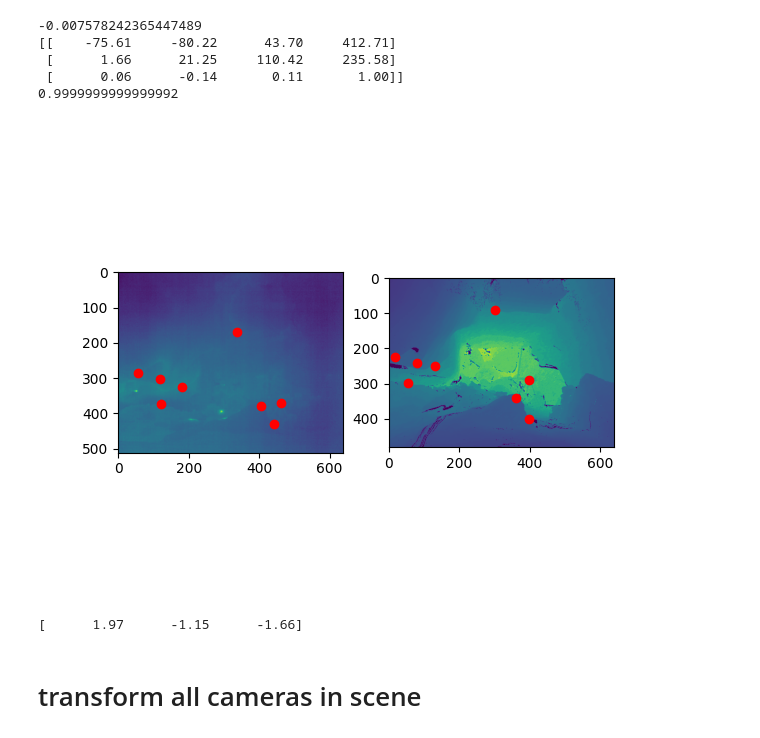
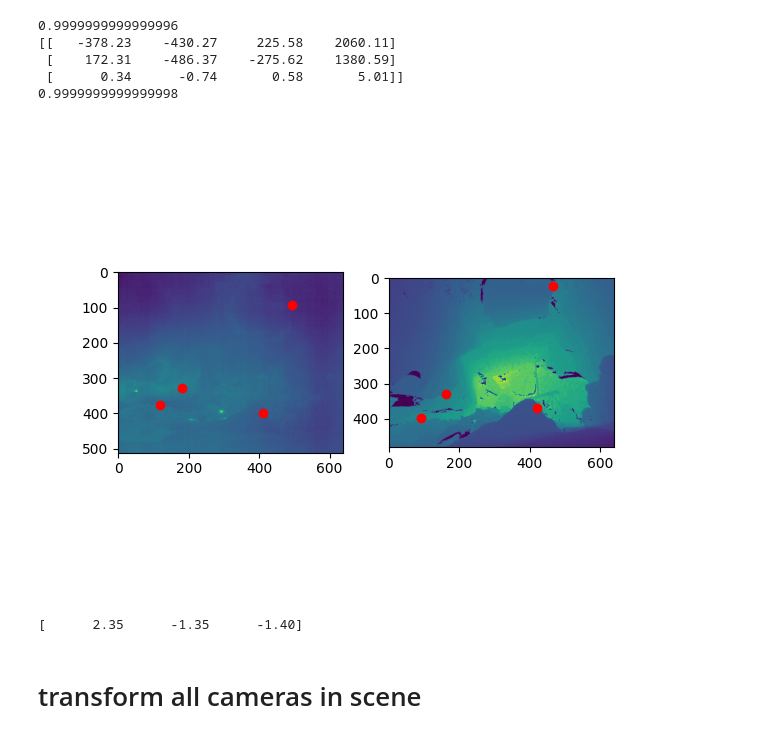
Before and after one commit to ushichka/dmcp, a Jupyter notebook: notebooks/test.ipynb, the cells around one changed output. Drawn from its saved outputs; the diff is of its cells as text; code cells hidden in the pictures.

```diff
--- a/notebooks/test.ipynb
+++ b/notebooks/test.ipynb
@@ -19,50 +22,50 @@ pvMesh = pv.read(mesh_path)
 # %%
 exp = Experiment( "/data/dmcp_experiments/round_05/2018-08-17--cam1", mesh_path)
 #exp = Experiment( "/data/dmcp_experiments/round_04/2018-08-17--cam1", mesh_path)
-exp = Experiment( "/data/dmcp_experiments/dmcp_original", mesh_path)
+#exp = Experiment( "/data/dmcp_experiments/dmcp_original", mesh_path)
 
 imIm = exp.load_imIm()
 imK = exp.load_imK()
 imP = exp.load_imP()
 
 dmIm = exp.load_dmIm()
 dmK = exp.load_dmK()
 dmP = exp.load_dmP()
 
 cps = exp.load_cps()
 pts_world = dm_to_world(dmIm, dmK, dmP, cps[:,2:])
 
 trans = exp.load_transform()
 
 def dt(K,P):
     ext = la.inv(K) @ P
     dt = la.det(ext[:3,:3])
     return dt
 
 print(dt(imK,imP))
 print(imP)
 
 print(dt(dmK,dmP))
 
 plt.figure()
 plt.subplot(1,2,1)
 plt.imshow(imIm)
 plt.scatter(cps[:,0],cps[:,1],c="r")
 plt.subplot(1,2,2)
 plt.imshow(dmIm)
 plt.scatter(cps[:,2],cps[:,3],c="r")
 plt.show()
 # %% [output]
--0.007578242365447489
-[[    -75.61     -80.22      43.70     412.71]
- [      1.66      21.25     110.42     235.58]
- [      0.06      -0.14       0.11       1.00]]
-0.9999999999999992
+0.9999999999999996
+[[   -378.23    -430.27     225.58    2060.11]
+ [    172.31    -486.37    -275.62    1380.59]
+ [      0.34      -0.74       0.58       5.01]]
+0.9999999999999998
-[figure, old version]
+[figure, new version]
 # %%
 exp.visualize_3D()
 # %% [output]
-[      1.97      -1.15      -1.66]
+[      2.35      -1.35      -1.40]
 # %%
 plotter = pv.Plotter(notebook=False)
 posM = pv.PolyData(np.array(pts_world))
```
Also changed, not shown: parts of 8 cells of this notebook, 1 other file.
